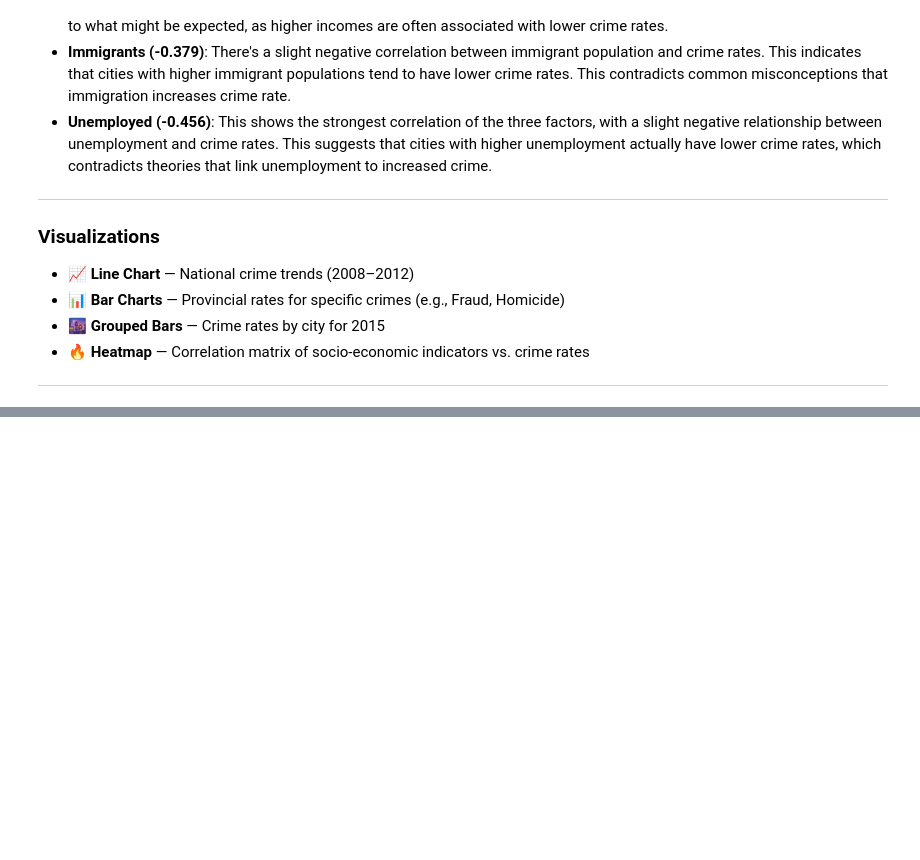
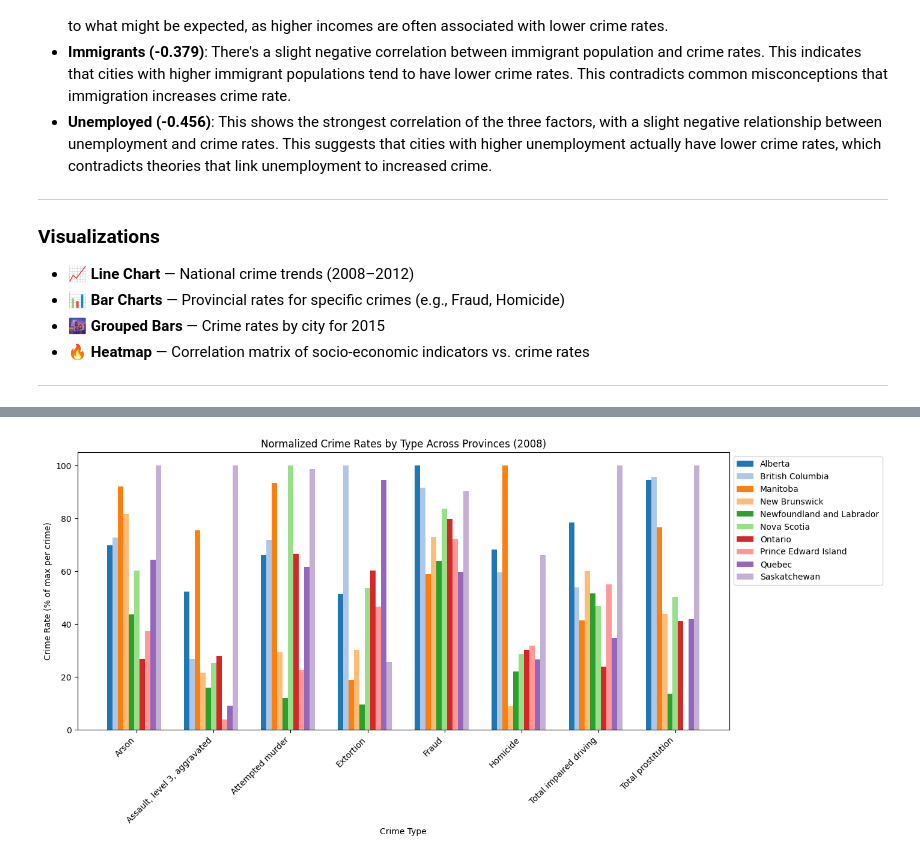
Before and after one commit to priyyal/crime-analysis-canada, a Jupyter notebook: crime_clean.ipynb, the cells around one changed output, grey strips where cells are left out. Cells and saved outputs as stored; diff of their text form; code cells hidden in the pictures; blank space fills up the shorter version.

```diff
--- a/crime_clean.ipynb
+++ b/crime_clean.ipynb
@@ -323,0 +358,35 @@ City-level crime data (`merged_cities_crime_df`) for 2015 showed:
+# %%
+#Normalized Grouped Bar Chart- Shows how each province compares relative to the highest for that crime.
+provinces = pivoted_df.columns[1:]
+crime_types = pivoted_df['Violations']
+x = np.arange(len(crime_types))
+bar_width = 0.07
+colors = plt.cm.tab20.colors[:len(provinces)]
+
+# Normalizing values per crime type
+normalized_df = pivoted_df.copy()
+for i in range(len(pivoted_df)):
+    row = pivoted_df.iloc[i, 1:]
+    max_val = row.max()
+    normalized_df.iloc[i, 1:] = (row / max_val) * 100 if max_val != 0 else 0
+
+plt.figure(figsize=(14, 6))
+
+for i, province in enumerate(provinces):
+    plt.bar(
+        x + i * bar_width,
+        normalized_df[province],
+        width=bar_width,
+        label=province,
+        color=colors[i % len(colors)]
+    )
+
+# Formatting
+plt.title("Normalized Crime Rates by Type Across Provinces (2008)")
+plt.xlabel("Crime Type")
+plt.ylabel("Crime Rate (% of max per crime)")
+plt.xticks(x + bar_width * len(provinces) / 2, crime_types, rotation=45, ha='right')
+plt.legend(loc='upper left', bbox_to_anchor=(1, 1))
+plt.show()
+# %% [output]
+[figure, added]
```
Also changed, not shown: parts of 7 cells of this notebook.
